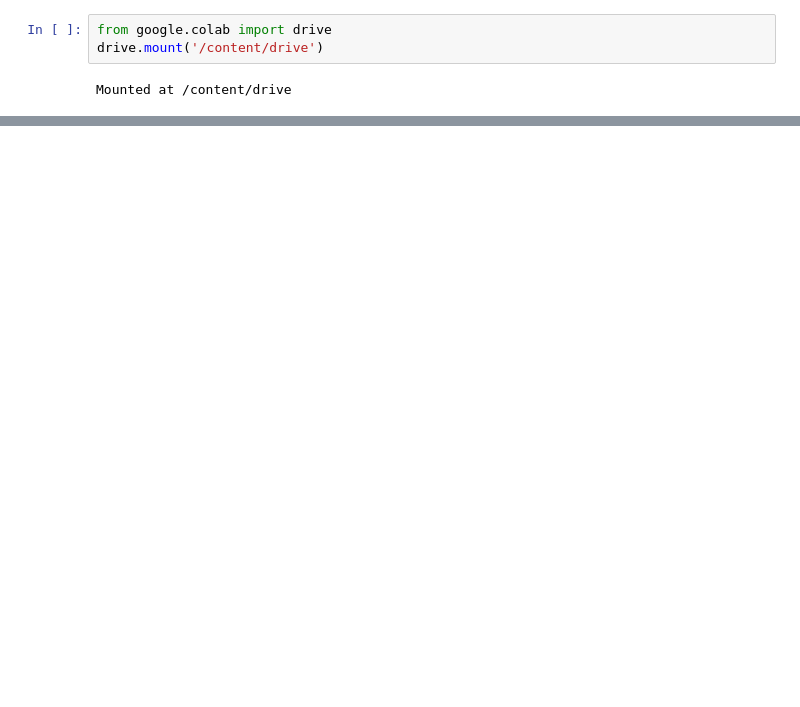
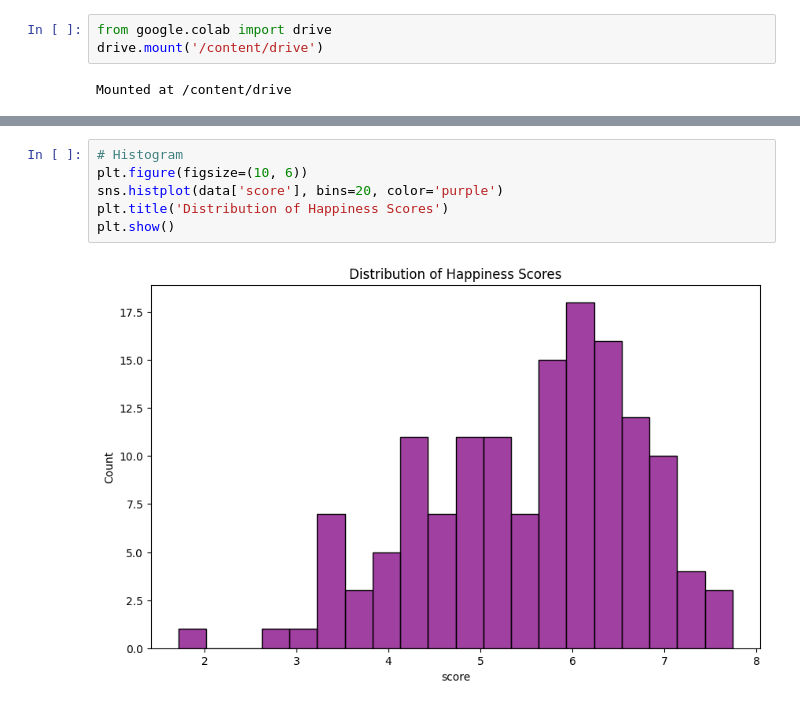
Before and after one commit to PradipPantha/AI, a Jupyter notebook: 2417489_Pradip_Pantha.ipynb, the cells around one changed output, grey strips where cells are left out. Drawn from its saved outputs; the diff is of its cells as text; blank space fills up the shorter version.

```diff
--- a/2417489_Pradip_Pantha.ipynb
+++ b/2417489_Pradip_Pantha.ipynb
@@ -756,0 +199,8 @@ Middle East: Correlation between Score and Generosity: 0.63
+# %%
+# Histogram
+plt.figure(figsize=(10, 6))
+sns.histplot(data['score'], bins=20, color='purple')
+plt.title('Distribution of Happiness Scores')
+plt.show()
+# %% [output]
+[figure, added]
```
Also changed, not shown: parts of 96 cells of this notebook.
